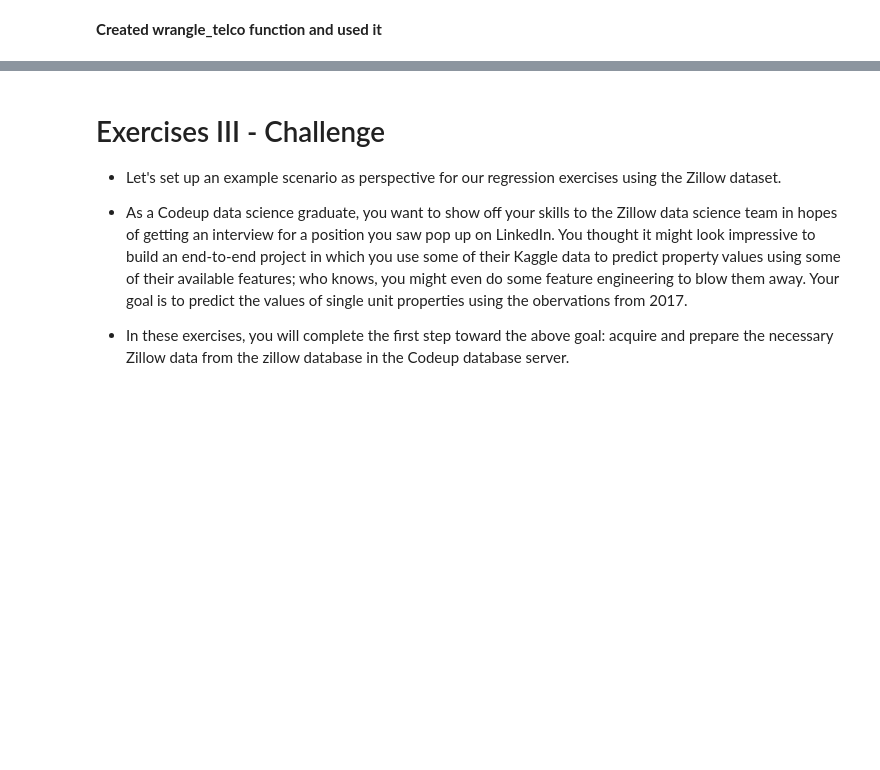
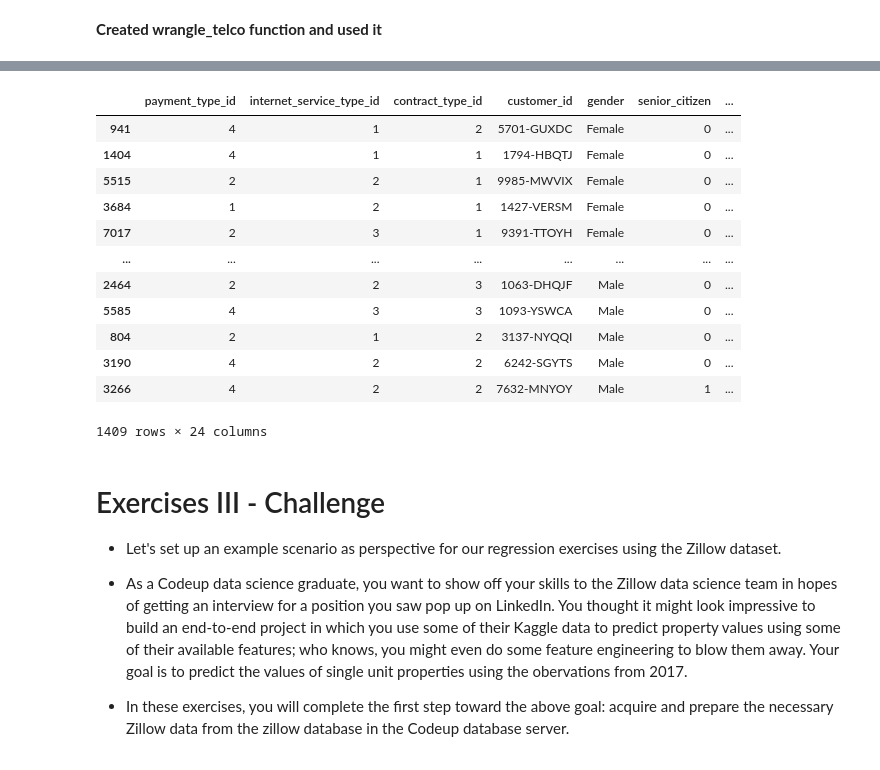
Before and after one commit to LinhQuach13/regression-exercises, a Jupyter notebook: wrangle.ipynb, the cells around one changed output, grey strips where cells are left out. Drawn from its saved outputs; the diff is of its cells as text; code cells hidden in the pictures; blank space fills up the shorter version.

```diff
--- a/wrangle.ipynb
+++ b/wrangle.ipynb
@@ -273,3 +300,19 @@ wrangle
+# %%
+test
+# %% [output]
+|  | payment_type_id | internet_service_type_id | contract_type_id | customer_id | gender | senior_citizen | ... |
+| 941 | 4 | 1 | 2 | 5701-GUXDC | Female | 0 | ... |
+| 1404 | 4 | 1 | 1 | 1794-HBQTJ | Female | 0 | ... |
+| 5515 | 2 | 2 | 1 | 9985-MWVIX | Female | 0 | ... |
+| 3684 | 1 | 2 | 1 | 1427-VERSM | Female | 0 | ... |
+| 7017 | 2 | 3 | 1 | 9391-TTOYH | Female | 0 | ... |
+| ... | ... | ... | ... | ... | ... | ... | ... |
+| 2464 | 2 | 2 | 3 | 1063-DHQJF | Male | 0 | ... |
+| 5585 | 4 | 3 | 3 | 1093-YSWCA | Male | 0 | ... |
+| 804 | 2 | 1 | 2 | 3137-NYQQI | Male | 0 | ... |
+| 3190 | 4 | 2 | 2 | 6242-SGYTS | Male | 0 | ... |
+| 3266 | 4 | 2 | 2 | 7632-MNYOY | Male | 1 | ... |
+1409 rows × 24 columns
 # %% [markdown]
 # Exercises III - Challenge
 - Let's set up an example scenario as perspective for our regression exercises using the Zillow dataset.
```
Also changed, not shown: parts of 16 cells of this notebook.
